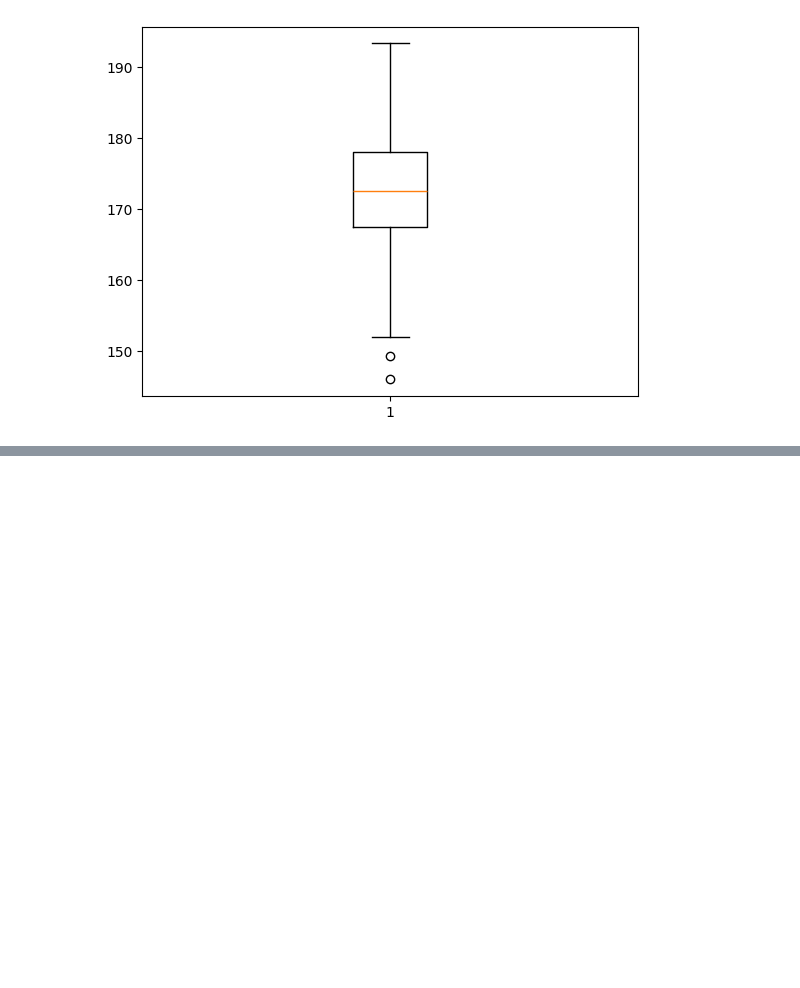
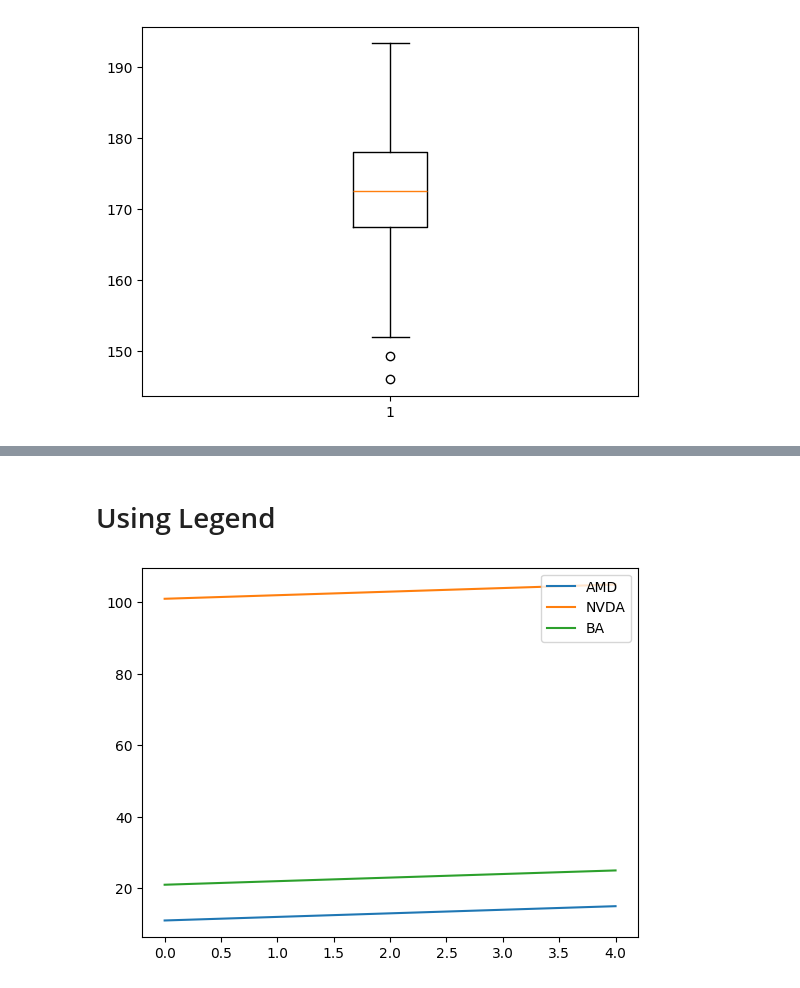
Before and after one commit to tinapyp/data-science-learning, a Jupyter notebook: Libraries/Matplotlib/matplotlib.ipynb, the cells around one changed output, grey strips where cells are left out. Drawn from its saved outputs; the diff is of its cells as text; code cells hidden in the pictures; blank space fills up the shorter version.

```diff
--- a/Libraries/Matplotlib/matplotlib.ipynb
+++ b/Libraries/Matplotlib/matplotlib.ipynb
@@ -100,0 +125,18 @@ plt.show()
+# %% [markdown]
+# Using Legend
+# %%
+AMD = [11, 12, 13, 14, 15]
+NVDA = [101, 102, 103, 104, 105]
+BA = [21, 22, 23, 24, 25]
+# %%
+"""
+loc -> for aligning the legend
+"""
+
+plt.plot(AMD)
+plt.plot(NVDA)
+plt.plot(BA)
+plt.legend(['AMD', 'NVDA', 'BA'], loc='upper right')
+plt.show()
+# %% [output]
+[figure, added]
```
Also changed, not shown: parts of 21 cells of this notebook.
